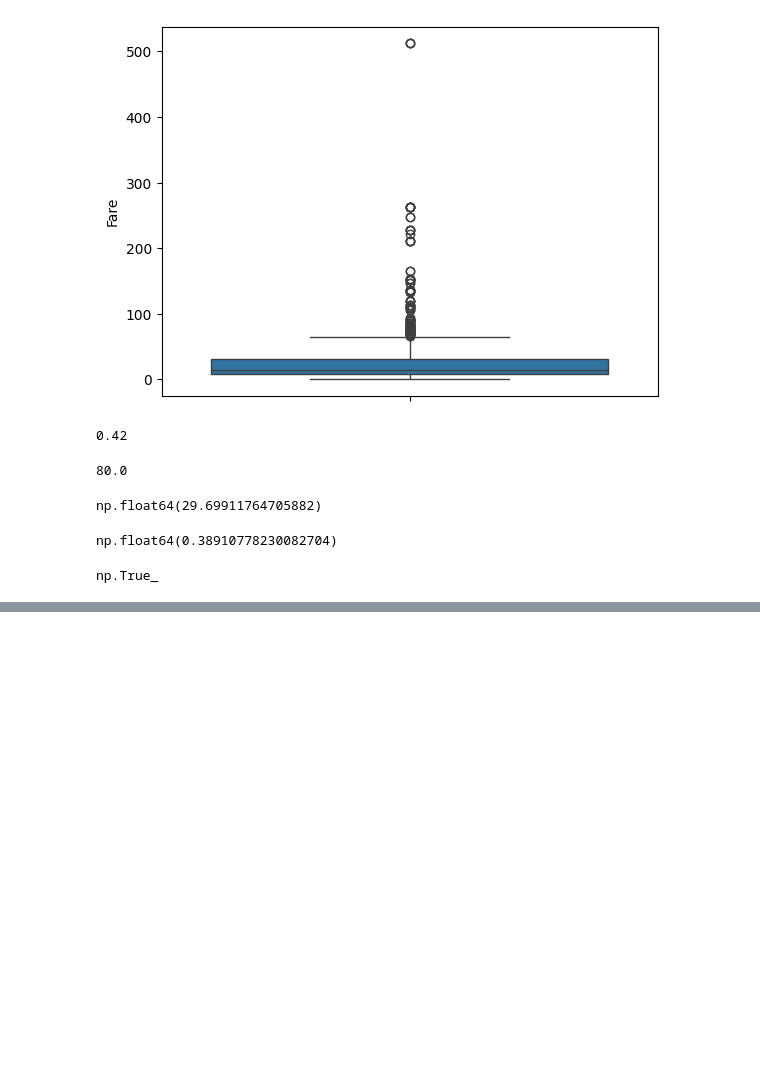
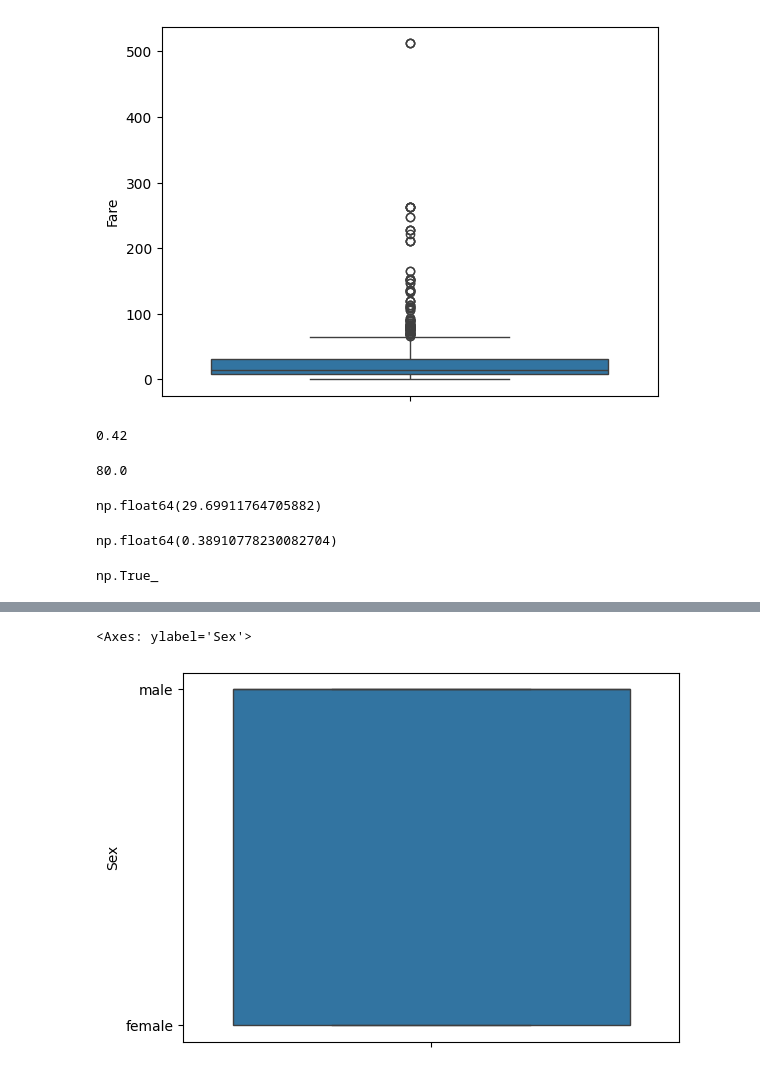
Before and after one commit to cryptic0053/ML-basics, a Jupyter notebook: 100-days-of-ml/project-3.ipynb, the cells around one changed output, grey strips where cells are left out. Drawn from its saved outputs; the diff is of its cells as text; code cells hidden in the pictures; blank space fills up the shorter version.

```diff
--- a/100-days-of-ml/project-3.ipynb
+++ b/100-days-of-ml/project-3.ipynb
@@ -77,0 +104,5 @@ np.True_
+# %%
+sns.boxplot(df['Sex'])
+# %% [output]
+<Axes: ylabel='Sex'>
+[figure, added]
```
Also changed, not shown: parts of 3 cells of this notebook.
